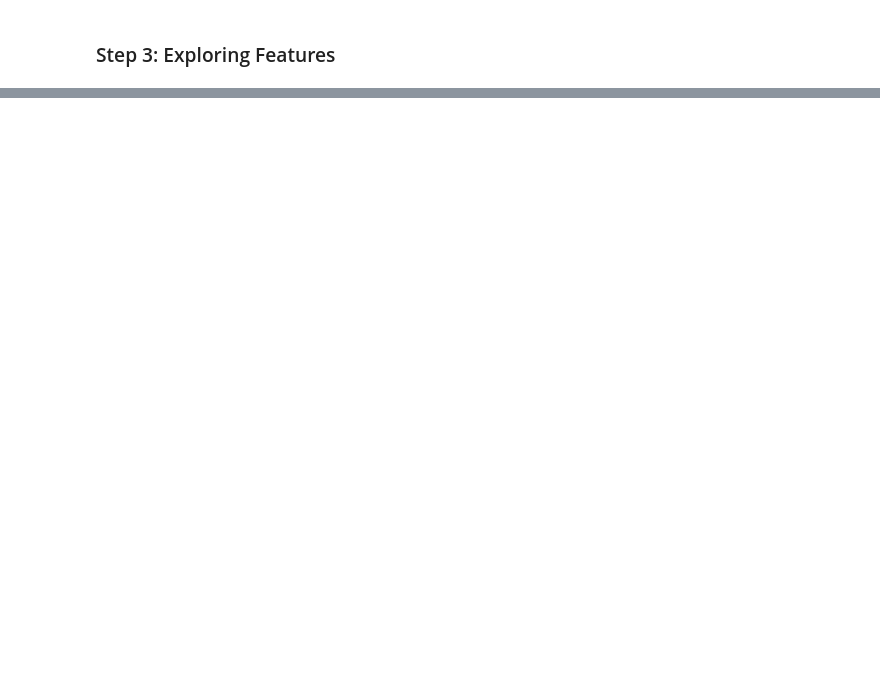
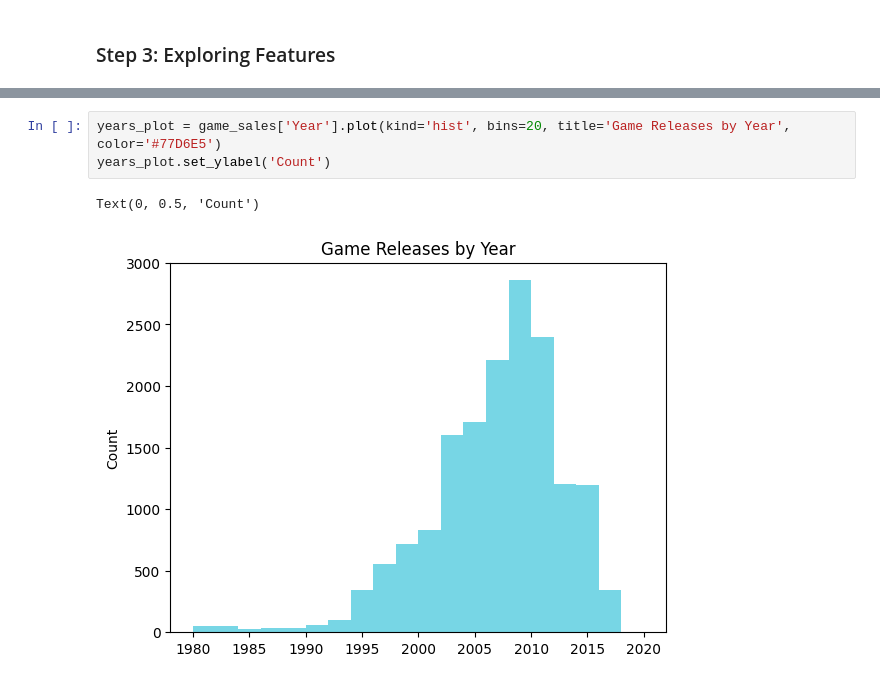
Before and after one commit to nstanfield/Video-Game-Sales-Analysis, a Jupyter notebook: Game_Sales_Analysis.ipynb, the cells around one changed output, grey strips where cells are left out. Saved outputs shown, nothing was run; the diff lists cells and outputs as text; blank space fills up the shorter version.

```diff
--- a/Game_Sales_Analysis.ipynb
+++ b/Game_Sales_Analysis.ipynb
@@ -120,0 +181,6 @@ No rows are duplicated in the dataset.
+# %%
+years_plot = game_sales['Year'].plot(kind='hist', bins=20, title='Game Releases by Year', color='#77D6E5')
+years_plot.set_ylabel('Count')
+# %% [output]
+Text(0, 0.5, 'Count')
+[figure, added]
```
Also changed, not shown: parts of 10 cells of this notebook.
